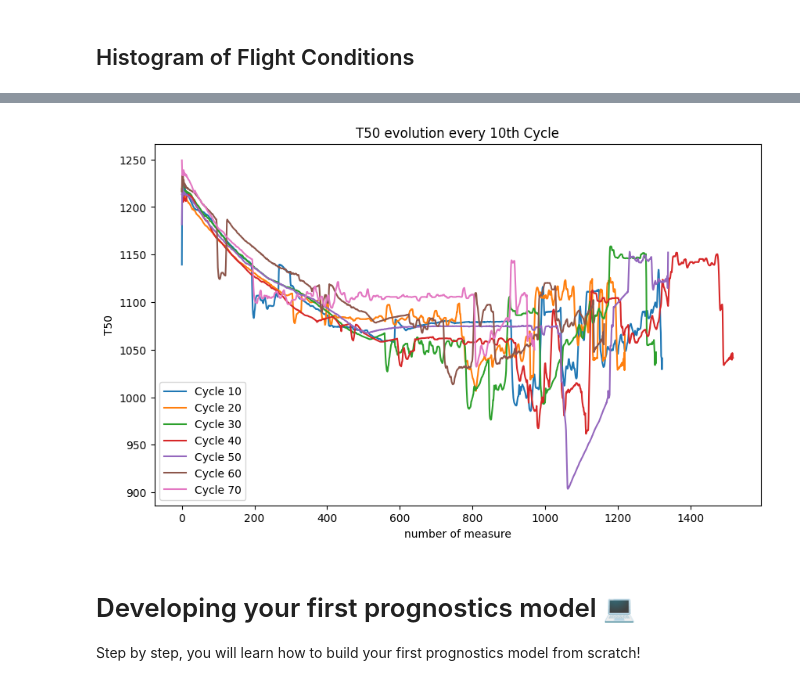
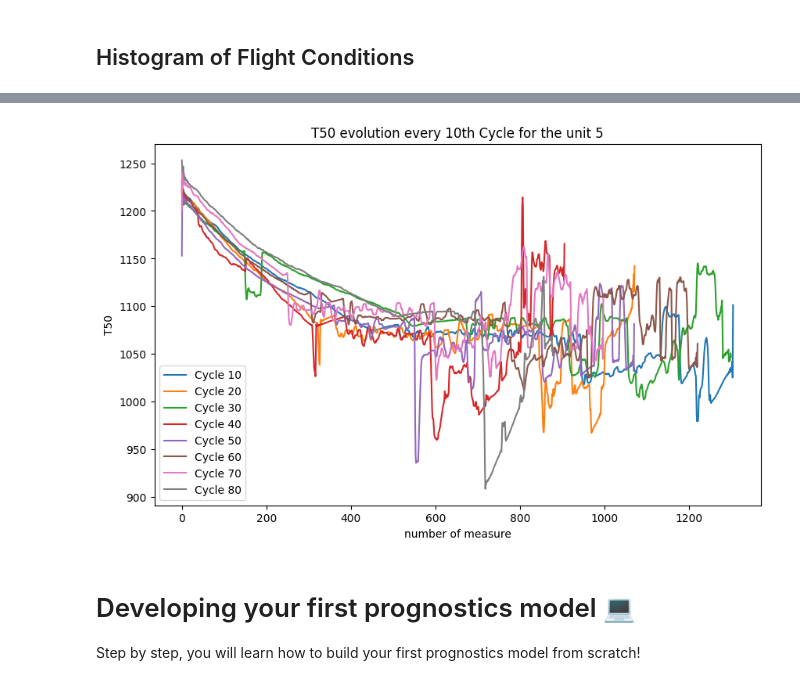
Before and after one commit to mmagnin-hub/CIVIL426_3, a Jupyter notebook: 03-assignment_1dcnn_prognostics.ipynb, the cells around one changed output, grey strips where cells are left out. Cells and saved outputs as stored; diff of their text form; code cells hidden in the pictures.

```diff
--- a/03-assignment_1dcnn_prognostics.ipynb
+++ b/03-assignment_1dcnn_prognostics.ipynb
@@ -233,35 +227,36 @@ This will become an error in seaborn v0.14.0; please update your code.
 # %%
 # impact of cycle
 
-filtered_df = df[df['unit'] == 2]
+filtered_unit = 5
+filtered_df = df[df['unit'] == filtered_unit]
 
 # Get the minimum and maximum values of 'cycle' within the first filter
 min_cycle = filtered_df['cycle'].min()
 max_cycle = filtered_df['cycle'].max()
 
 plt.figure(figsize=(10, 6))
 
 # Loop through each cycle in the filtered range and plot only every 10th cycle
 for i in range(min_cycle, max_cycle + 1):
     if i % 10 == 0:  # Only plot every 10th cycle
         # Filter data for the current cycle
         cycle_data = filtered_df[filtered_df['cycle'] == i]
 
         # Define x-axis as the length of the cycle (0 to length of cycle_data - 1)
         x_values = range(len(cycle_data))
         y_values = cycle_data['T50']
 
         # Plot the curve for the current cycle
         plt.plot(x_values, y_values, label=f'Cycle {i}')
 
 # Label the axes
 plt.xlabel('number of measure')
 plt.ylabel('T50')
-plt.title('T50 evolution every 10th Cycle')
+plt.title(f'T50 evolution every 10th Cycle for the unit {filtered_unit}')
 plt.legend()
 plt.show()
 # %% [output]
-[figure, old version]
+[figure, new version]
 # %% [markdown]
 # Developing your first prognostics model 💻
 Step by step, you will learn how to build your first prognostics model from scratch!
```
Also changed, not shown: parts of 5 cells of this notebook.
